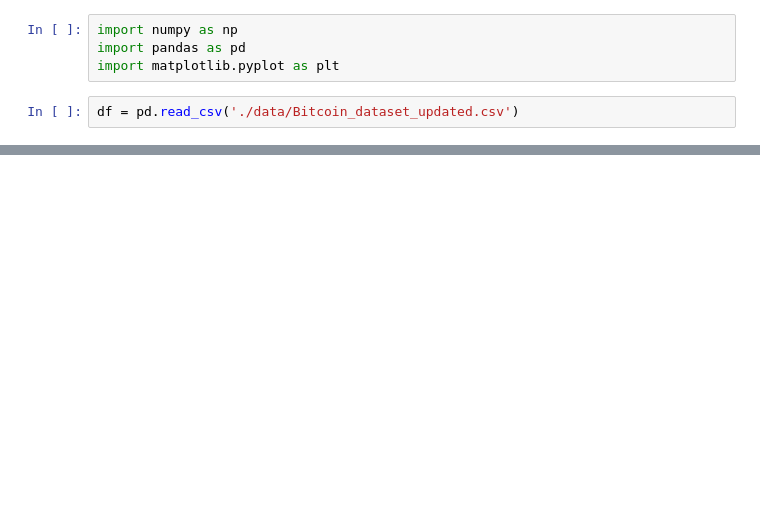
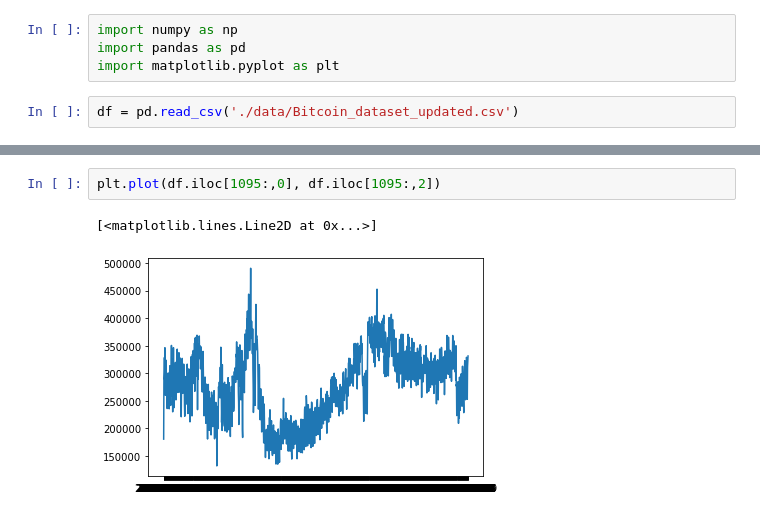
Before and after one commit to inspired-consulting/python_samples, a Jupyter notebook: Bitcoin_Dataset.ipynb, the cells around one changed output, grey strips where cells are left out. Drawn from its saved outputs; the diff is of its cells as text; blank space fills up the shorter version.

```diff
--- a/Bitcoin_Dataset.ipynb
+++ b/Bitcoin_Dataset.ipynb
@@ -22,0 +35,5 @@ df
+# %%
+plt.plot(df.iloc[1095:,0], df.iloc[1095:,2])
+# %% [output]
+[<matplotlib.lines.Line2D at 0x...>]
+[figure, added]
```
Also changed, not shown: parts of 6 cells of this notebook.
